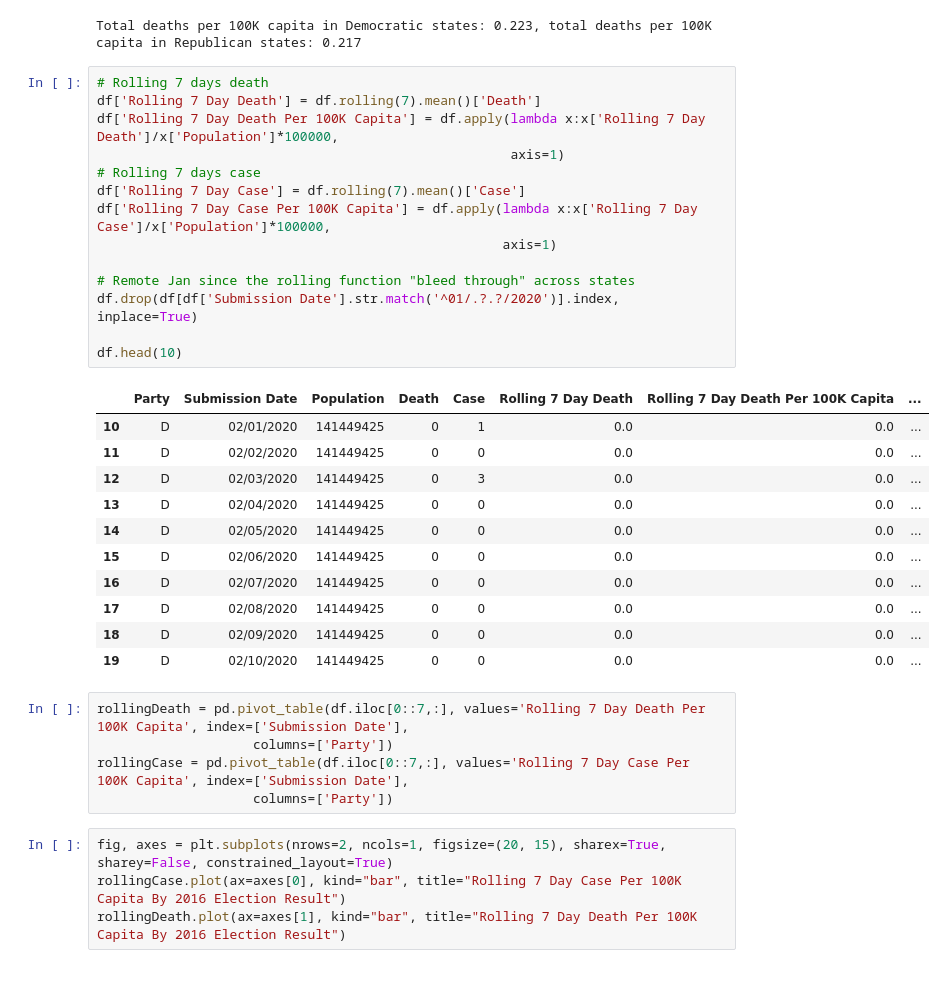
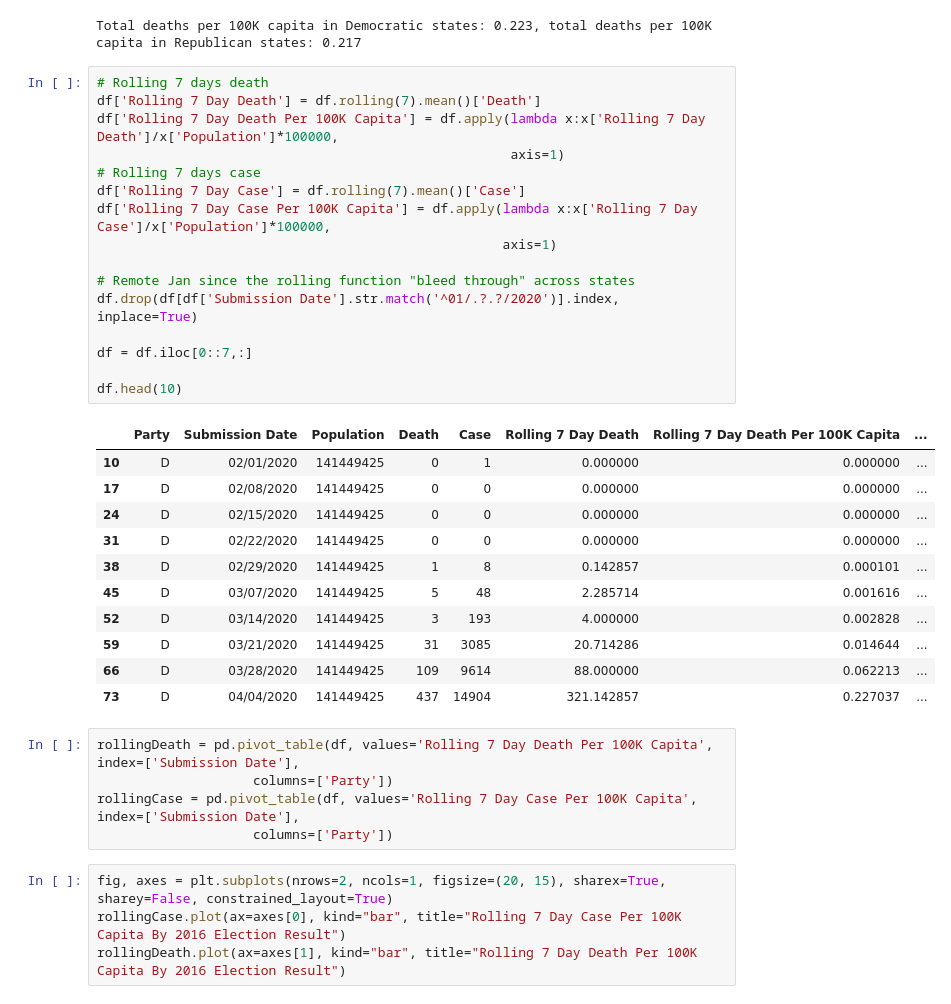
Before and after one commit to codesith/covid, a Jupyter notebook: notebook.ipynb, the cells around one changed output. Drawn from its saved outputs; the diff is of its cells as text.

```diff
--- a/notebook.ipynb
+++ b/notebook.ipynb
@@ -115,33 +115,35 @@ Total deaths per 100K capita in Democratic states: 0.223, total deaths per 100K
 # %%
 # Rolling 7 days death
 df['Rolling 7 Day Death'] = df.rolling(7).mean()['Death']
 df['Rolling 7 Day Death Per 100K Capita'] = df.apply(lambda x:x['Rolling 7 Day Death']/x['Population']*100000,
                                                      axis=1)
 # Rolling 7 days case
 df['Rolling 7 Day Case'] = df.rolling(7).mean()['Case']
 df['Rolling 7 Day Case Per 100K Capita'] = df.apply(lambda x:x['Rolling 7 Day Case']/x['Population']*100000,
                                                     axis=1)
 
 # Remote Jan since the rolling function "bleed through" across states
 df.drop(df[df['Submission Date'].str.match('^01/.?.?/2020')].index, inplace=True)
 
+df = df.iloc[0::7,:]
+
 df.head(10)
 # %% [output]
 |  | Party | Submission Date | Population | Death | Case | Rolling 7 Day Death | Rolling 7 Day Death Per 100K Capita | ... |
-| 10 | D | 02/01/2020 | 141449425 | 0 | 1 | 0.0 | 0.0 | ... |
-| 11 | D | 02/02/2020 | 141449425 | 0 | 0 | 0.0 | 0.0 | ... |
-| 12 | D | 02/03/2020 | 141449425 | 0 | 3 | 0.0 | 0.0 | ... |
-| 13 | D | 02/04/2020 | 141449425 | 0 | 0 | 0.0 | 0.0 | ... |
-| 14 | D | 02/05/2020 | 141449425 | 0 | 0 | 0.0 | 0.0 | ... |
-| 15 | D | 02/06/2020 | 141449425 | 0 | 0 | 0.0 | 0.0 | ... |
-| 16 | D | 02/07/2020 | 141449425 | 0 | 0 | 0.0 | 0.0 | ... |
-| 17 | D | 02/08/2020 | 141449425 | 0 | 0 | 0.0 | 0.0 | ... |
-| 18 | D | 02/09/2020 | 141449425 | 0 | 0 | 0.0 | 0.0 | ... |
-| 19 | D | 02/10/2020 | 141449425 | 0 | 0 | 0.0 | 0.0 | ... |
+| 10 | D | 02/01/2020 | 141449425 | 0 | 1 | 0.000000 | 0.000000 | ... |
+| 17 | D | 02/08/2020 | 141449425 | 0 | 0 | 0.000000 | 0.000000 | ... |
+| 24 | D | 02/15/2020 | 141449425 | 0 | 0 | 0.000000 | 0.000000 | ... |
+| 31 | D | 02/22/2020 | 141449425 | 0 | 0 | 0.000000 | 0.000000 | ... |
+| 38 | D | 02/29/2020 | 141449425 | 1 | 8 | 0.142857 | 0.000101 | ... |
+| 45 | D | 03/07/2020 | 141449425 | 5 | 48 | 2.285714 | 0.001616 | ... |
+| 52 | D | 03/14/2020 | 141449425 | 3 | 193 | 4.000000 | 0.002828 | ... |
+| 59 | D | 03/21/2020 | 141449425 | 31 | 3085 | 20.714286 | 0.014644 | ... |
+| 66 | D | 03/28/2020 | 141449425 | 109 | 9614 | 88.000000 | 0.062213 | ... |
+| 73 | D | 04/04/2020 | 141449425 | 437 | 14904 | 321.142857 | 0.227037 | ... |
 # %%
-rollingDeath = pd.pivot_table(df.iloc[0::7,:], values='Rolling 7 Day Death Per 100K Capita', index=['Submission Date'],
+rollingDeath = pd.pivot_table(df, values='Rolling 7 Day Death Per 100K Capita', index=['Submission Date'],
                     columns=['Party'])
-rollingCase = pd.pivot_table(df.iloc[0::7,:], values='Rolling 7 Day Case Per 100K Capita', index=['Submission Date'],
+rollingCase = pd.pivot_table(df, values='Rolling 7 Day Case Per 100K Capita', index=['Submission Date'],
                     columns=['Party'])
 # %%
 fig, axes = plt.subplots(nrows=2, ncols=1, figsize=(20, 15), sharex=True, sharey=False, constrained_layout=True)
```
Also changed, not shown: parts of 2 cells of this notebook.
